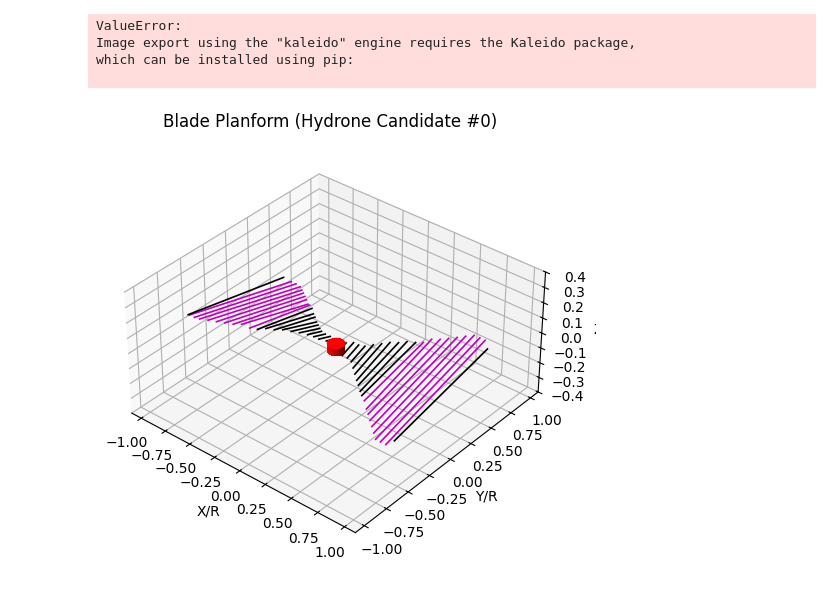
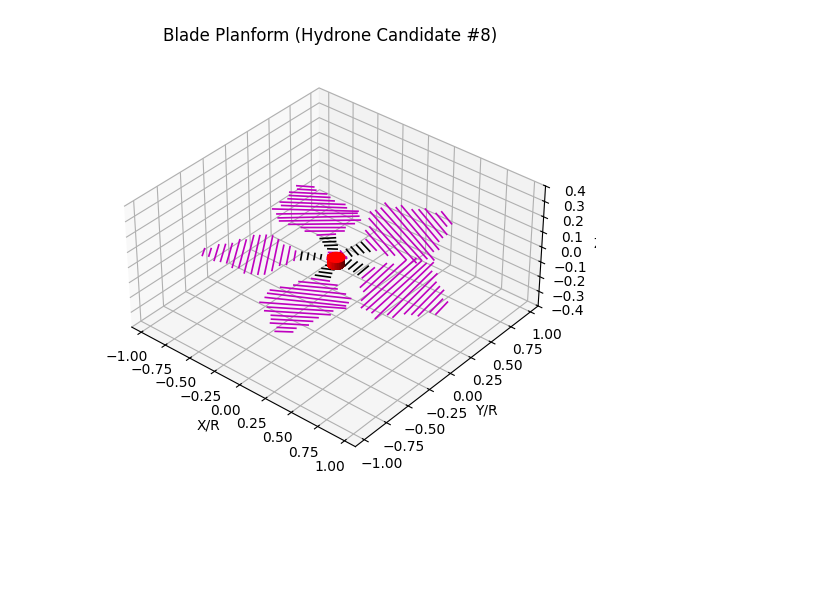
Before and after one commit to JoeVogel/hydrone-multi-objective-optimization, a Jupyter notebook: analysis/plots/plot_propeller.ipynb, the cells around one changed output. Drawn from its saved outputs; the diff is of its cells as text; code cells hidden in the pictures; blank space fills up the shorter version.

```diff
--- a/analysis/plots/plot_propeller.ipynb
+++ b/analysis/plots/plot_propeller.ipynb
@@ -6,7 +6,7 @@ import plotly.io as pio
 from utils import plot_propeller_from_row_plotly, plot_propeller_from_row
 # %%
 # base_path = Path("../results/p200g100_12_02")
-base_path = Path("../results/p500g200_12_09")
+base_path = Path("../results/p400g100_26_01_21")
 # %%
 pareto_path = base_path / "pareto_front.csv"
 
@@ -36,5 +29,5 @@ df_pareto
 # %%
-candidate = 0
+candidate = 8
 
 row = df_pareto.iloc[candidate]
 
@@ -42,15 +35,10 @@ pio.renderers.default = "browser"  # ou "svg", "png", "json", etc.
 
 fig = plot_propeller_from_row_plotly(row, title_suffix="Hydrone Candidate #{}".format(candidate))
 fig.show()
-# %% [output]
-ValueError:
-Image export using the "kaleido" engine requires the Kaleido package,
-which can be installed using pip:
-
 # %%
-candidate = 0
+candidate = 8
 row = df_pareto.iloc[candidate]
 
 fig = plot_propeller_from_row(row, title_suffix="Hydrone Candidate #{}".format(candidate))
 # %% [output]
-[figure, old version]
+[figure, new version]
```
Also changed, not shown: parts of 1 cell of this notebook, 25 other files.
